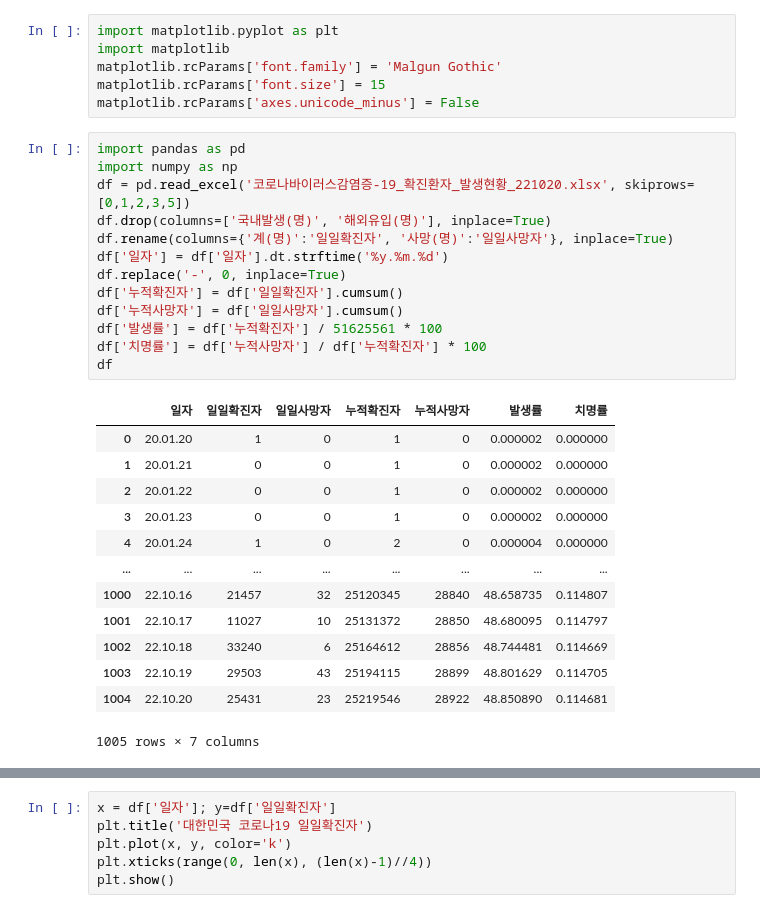
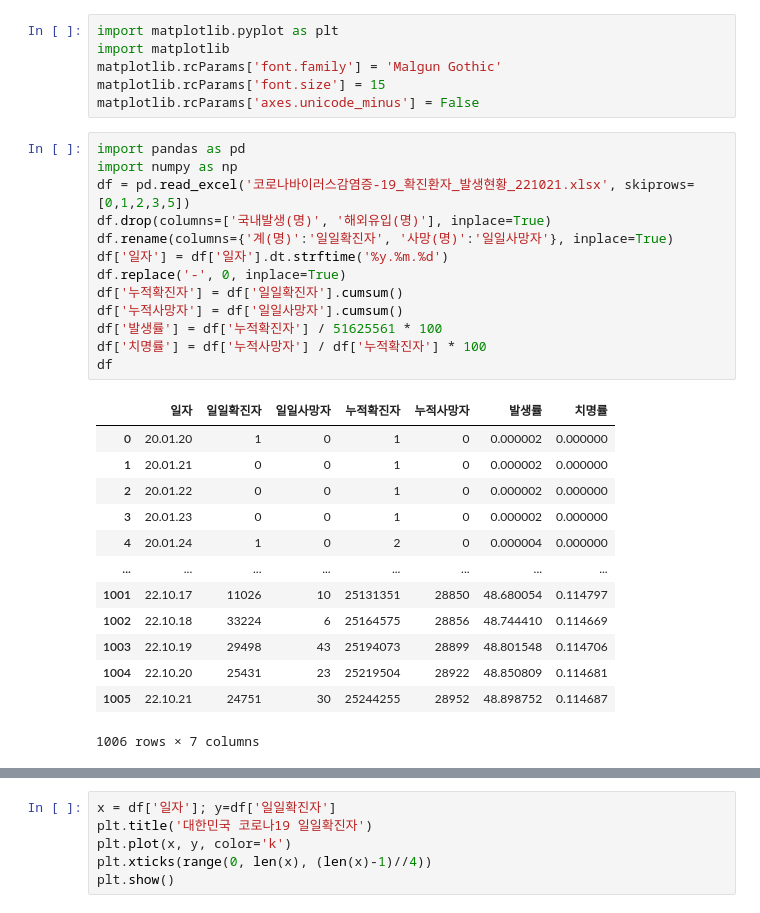
Before and after one commit to cpwoo/ProjectCorona, a Jupyter notebook: ProjectCorona.ipynb, the cells around one changed output, grey strips where cells are left out. Saved outputs shown, nothing was run; the diff lists cells and outputs as text.

```diff
--- a/ProjectCorona.ipynb
+++ b/ProjectCorona.ipynb
@@ -7,30 +7,30 @@ matplotlib.rcParams['axes.unicode_minus'] = False
 # %%
 import pandas as pd
 import numpy as np
-df = pd.read_excel('코로나바이러스감염증-19_확진환자_발생현황_221020.xlsx', skiprows=[0,1,2,3,5])
+df = pd.read_excel('코로나바이러스감염증-19_확진환자_발생현황_221021.xlsx', skiprows=[0,1,2,3,5])
 df.drop(columns=['국내발생(명)', '해외유입(명)'], inplace=True)
 df.rename(columns={'계(명)':'일일확진자', '사망(명)':'일일사망자'}, inplace=True)
 df['일자'] = df['일자'].dt.strftime('%y.%m.%d')
 df.replace('-', 0, inplace=True)
 df['누적확진자'] = df['일일확진자'].cumsum()
 df['누적사망자'] = df['일일사망자'].cumsum()
 df['발생률'] = df['누적확진자'] / 51625561 * 100
 df['치명률'] = df['누적사망자'] / df['누적확진자'] * 100
 df
 # %% [output]
 |  | 일자 | 일일확진자 | 일일사망자 | 누적확진자 | 누적사망자 | 발생률 | 치명률 |
 | 0 | 20.01.20 | 1 | 0 | 1 | 0 | 0.000002 | 0.000000 |
 | 1 | 20.01.21 | 0 | 0 | 1 | 0 | 0.000002 | 0.000000 |
 | 2 | 20.01.22 | 0 | 0 | 1 | 0 | 0.000002 | 0.000000 |
 | 3 | 20.01.23 | 0 | 0 | 1 | 0 | 0.000002 | 0.000000 |
 | 4 | 20.01.24 | 1 | 0 | 2 | 0 | 0.000004 | 0.000000 |
 | ... | ... | ... | ... | ... | ... | ... | ... |
-| 1000 | 22.10.16 | 21457 | 32 | 25120345 | 28840 | 48.658735 | 0.114807 |
-| 1001 | 22.10.17 | 11027 | 10 | 25131372 | 28850 | 48.680095 | 0.114797 |
-| 1002 | 22.10.18 | 33240 | 6 | 25164612 | 28856 | 48.744481 | 0.114669 |
-| 1003 | 22.10.19 | 29503 | 43 | 25194115 | 28899 | 48.801629 | 0.114705 |
-| 1004 | 22.10.20 | 25431 | 23 | 25219546 | 28922 | 48.850890 | 0.114681 |
+| 1001 | 22.10.17 | 11026 | 10 | 25131351 | 28850 | 48.680054 | 0.114797 |
+| 1002 | 22.10.18 | 33224 | 6 | 25164575 | 28856 | 48.744410 | 0.114669 |
+| 1003 | 22.10.19 | 29498 | 43 | 25194073 | 28899 | 48.801548 | 0.114706 |
+| 1004 | 22.10.20 | 25431 | 23 | 25219504 | 28922 | 48.850809 | 0.114681 |
+| 1005 | 22.10.21 | 24751 | 30 | 25244255 | 28952 | 48.898752 | 0.114687 |
-1005 rows × 7 columns
+1006 rows × 7 columns
 # %%
 df30 = df.tail(30)
 df30
```
Also changed, not shown: parts of 5 cells of this notebook, 7 other files.
